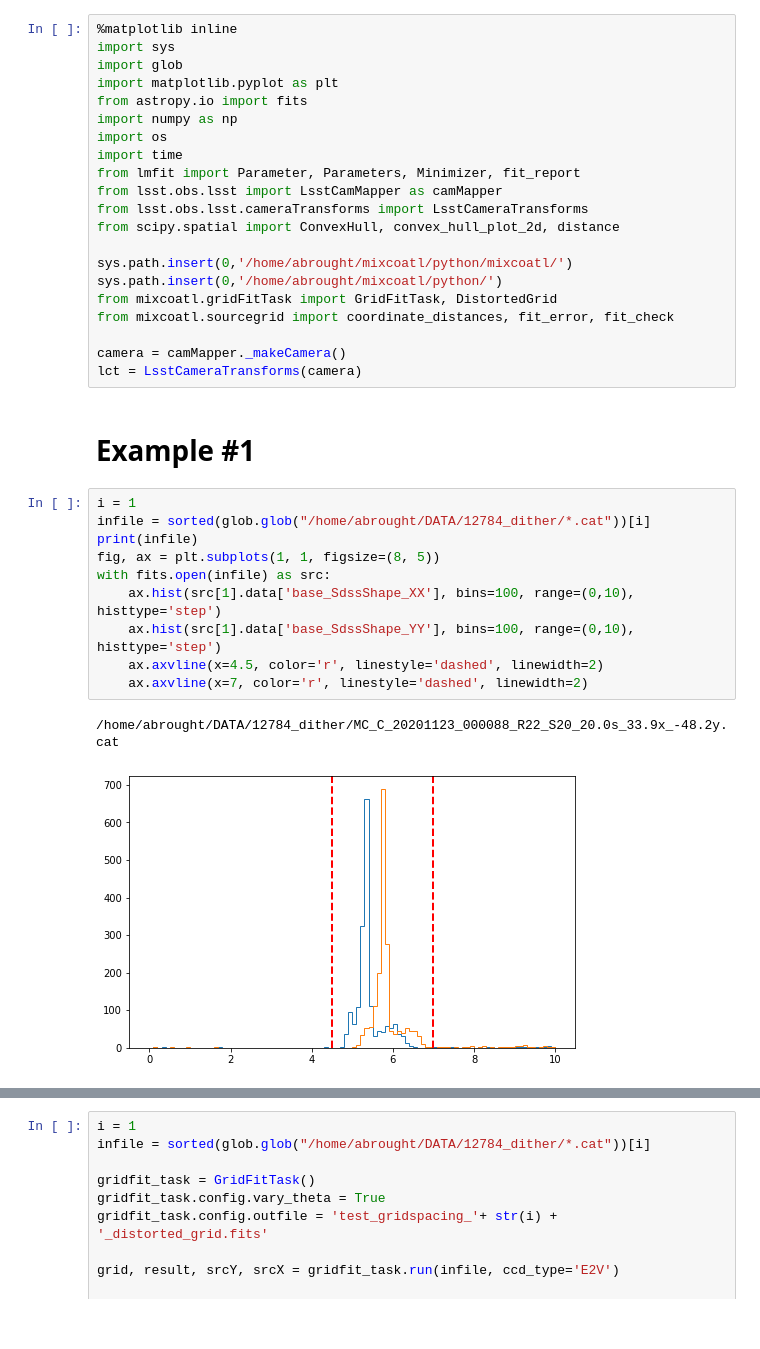
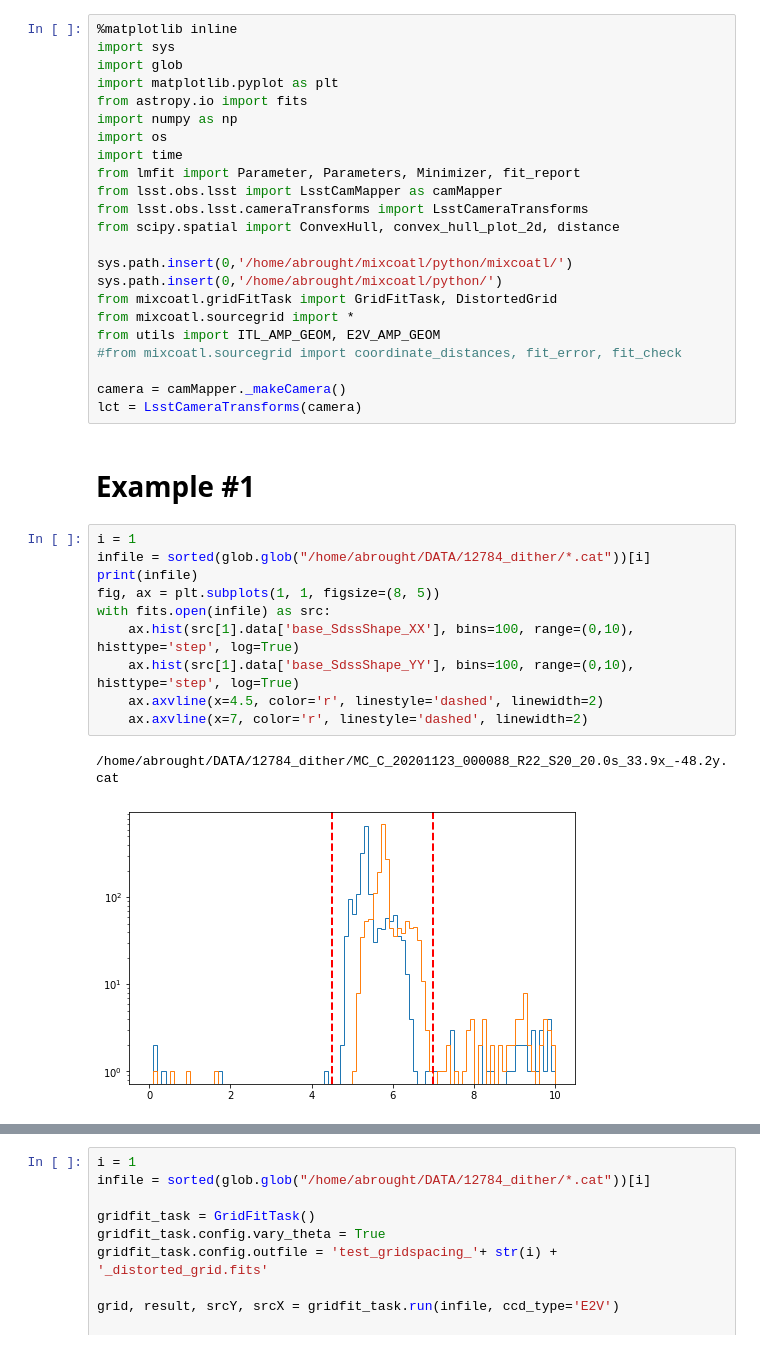
Before and after one commit to Snyder005/mixcoatl, a Jupyter notebook: notebooks/GridSpacingTests.ipynb, the cells around one changed output, grey strips where cells are left out. Cells and saved outputs as stored; diff of their text form.

```diff
--- a/notebooks/GridSpacingTests.ipynb
+++ b/notebooks/GridSpacingTests.ipynb
@@ -15,7 +15,9 @@ from scipy.spatial import ConvexHull, convex_hull_plot_2d, distance
 sys.path.insert(0,'/home/abrought/mixcoatl/python/mixcoatl/')
 sys.path.insert(0,'/home/abrought/mixcoatl/python/')
 from mixcoatl.gridFitTask import GridFitTask, DistortedGrid
-from mixcoatl.sourcegrid import coordinate_distances, fit_error, fit_check
+from mixcoatl.sourcegrid import *
+from utils import ITL_AMP_GEOM, E2V_AMP_GEOM
+#from mixcoatl.sourcegrid import coordinate_distances, fit_error, fit_check
 
 camera = camMapper._makeCamera()
 lct = LsstCameraTransforms(camera)
@@ -24,13 +26,13 @@ lct = LsstCameraTransforms(camera)
 # %%
 i = 1
 infile = sorted(glob.glob("/home/abrought/DATA/12784_dither/*.cat"))[i]
 print(infile)
 fig, ax = plt.subplots(1, 1, figsize=(8, 5))
 with fits.open(infile) as src:
-    ax.hist(src[1].data['base_SdssShape_XX'], bins=100, range=(0,10), histtype='step')
-    ax.hist(src[1].data['base_SdssShape_YY'], bins=100, range=(0,10), histtype='step')
+    ax.hist(src[1].data['base_SdssShape_XX'], bins=100, range=(0,10), histtype='step', log=True)
+    ax.hist(src[1].data['base_SdssShape_YY'], bins=100, range=(0,10), histtype='step', log=True)
     ax.axvline(x=4.5, color='r', linestyle='dashed', linewidth=2)
     ax.axvline(x=7, color='r', linestyle='dashed', linewidth=2)
 # %% [output]
 /home/abrought/DATA/12784_dither/MC_C_20201123_000088_R22_S20_20.0s_33.9x_-48.2y.cat
-[figure, old version]
+[figure, new version]
```
Also changed, not shown: parts of 5 cells of this notebook, 7 other files.
